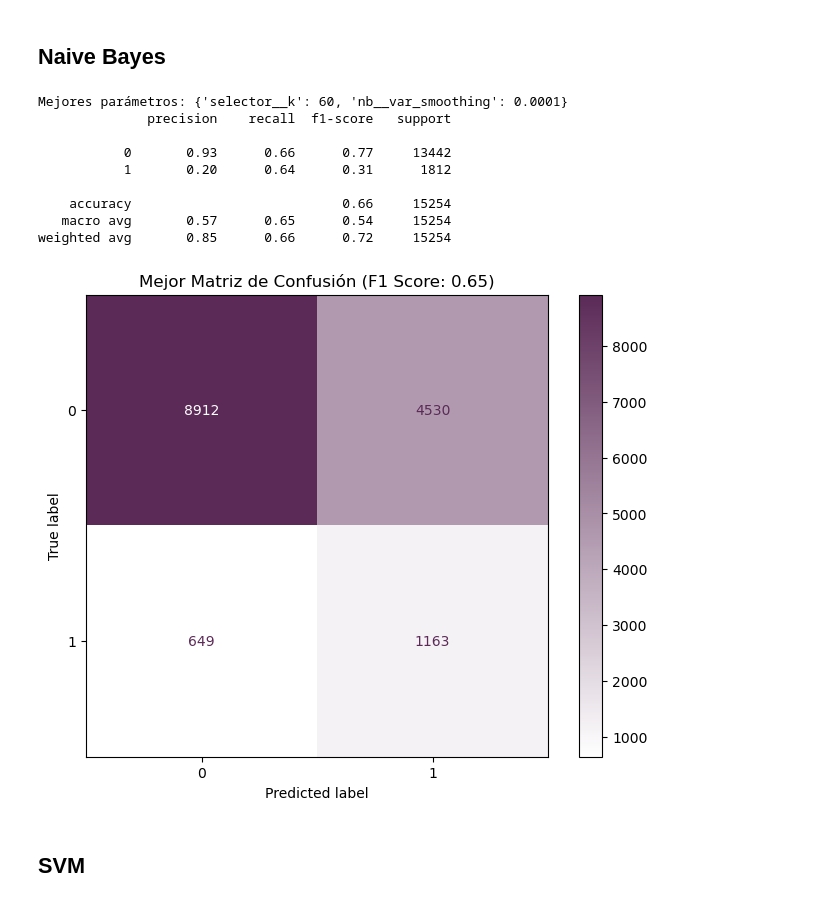
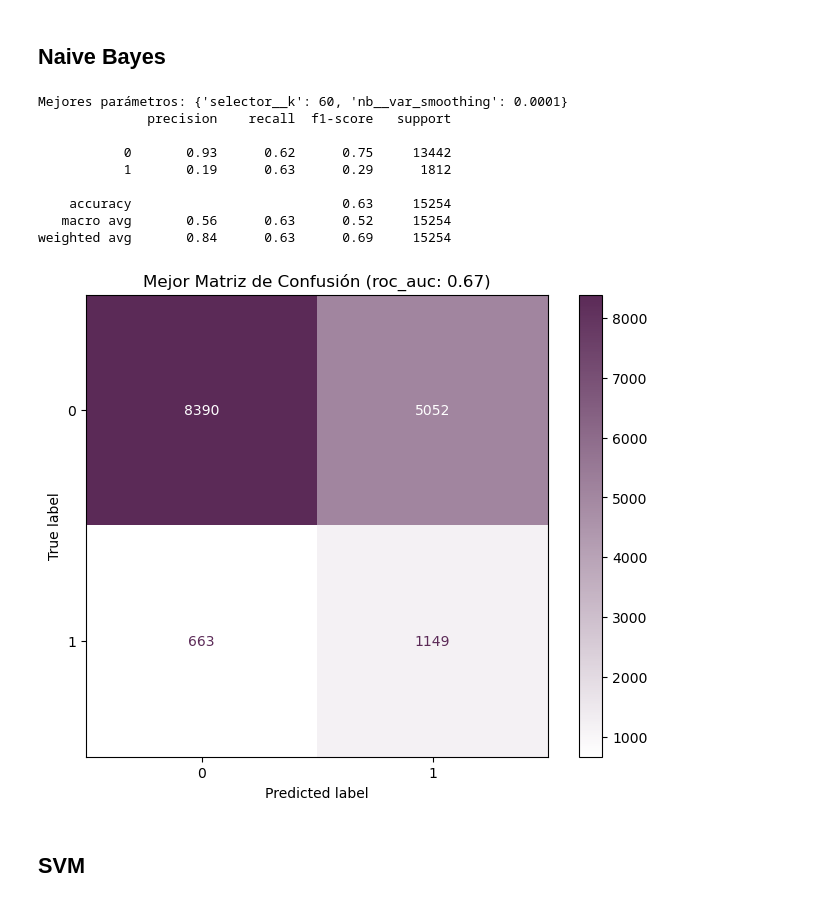
Before and after one commit to danielsoponaru/25-26_R07_NARANJA, a Jupyter notebook: 02-EDA.ipynb, the cells around one changed output. Drawn from its saved outputs; the diff is of its cells as text; code cells hidden in the pictures.

Commit message:
Nuevos modelos

```diff
--- a/02-EDA.ipynb
+++ b/02-EDA.ipynb
@@ -33,0 +61,10 @@ df.head()
+# %%
+x = df.drop(columns=['Impago','Prima'])
+y = df['Impago']
+
+x_train, x_test, y_train, y_test = train_test_split(
+    x, y,
+    test_size=0.30,
+    random_state=8,
+    shuffle=True,
+    stratify=y)
@@ -49,7 +118,7 @@ modelo = RandomizedSearchCV(
     param_distributions=parametros,
     n_iter=20,
     cv=5,
-    scoring='balanced_accuracy',
+    scoring='roc_auc',
     n_jobs=-1,
     random_state=6)
 
@@ -63,13 +132,9 @@ fig, ax = plt.subplots(figsize=(8, 6))
 disp = ConfusionMatrixDisplay(confusion_matrix=cm,
                               display_labels=modelo.best_estimator_.classes_)
 
-lagun_cmap = LinearSegmentedColormap.from_list(
-    "lagun_white_purple",
-    ["#FFFFFF", "#5B2A57"])
-
 disp.plot(cmap=lagun_cmap, ax=ax, values_format='d')
 
-plt.title(f'Mejor Matriz de Confusión (F1 Score: {modelo.best_score_:.2f})')
+plt.title(f'Mejor Matriz de Confusión (roc_auc: {modelo.best_score_:.2f})')
 
 print(f"Mejores parámetros: {modelo.best_params_}")
 print(classification_report(y_test, y_pred))
@@ -94,7 +170,7 @@ modelo = RandomizedSearchCV(
     param_distributions=parametros,
     n_iter=15,
     cv=5,
-    scoring='balanced_accuracy',
+    scoring='roc_auc',
     n_jobs=-1,
     random_state=6)
 
@@ -108,13 +184,9 @@ fig, ax = plt.subplots(figsize=(8, 6))
 disp = ConfusionMatrixDisplay(confusion_matrix=cm,
                               display_labels=modelo.best_estimator_.classes_)
 
-lagun_cmap = LinearSegmentedColormap.from_list(
-    "lagun_white_purple",
-    ["#FFFFFF", "#5B2A57"])
-
 disp.plot(cmap=lagun_cmap, ax=ax, values_format='d')
 
-plt.title(f'Mejor Matriz de Confusión (F1 Score: {modelo.best_score_:.2f})')
+plt.title(f'Mejor Matriz de Confusión (roc_auc: {modelo.best_score_:.2f})')
 
 print(f"Mejores parámetros: {modelo.best_params_}")
 print(classification_report(y_test, y_pred))
@@ -146,45 +218,41 @@ parametros = {
 
 modelo = RandomizedSearchCV(
     estimator=pipeline,
     param_distributions=parametros,
     n_iter=20,
     cv=5,
-    scoring='balanced_accuracy',
+    scoring='roc_auc',
     n_jobs=-1,
     random_state=6)
 
 modelo.fit(x_train, y_train)
 y_pred = modelo.best_estimator_.predict(x_test)
 
 # RESULTADOS
 cm = confusion_matrix(y_test, y_pred)
 
 fig, ax = plt.subplots(figsize=(8, 6))
 disp = ConfusionMatrixDisplay(confusion_matrix=cm,
                               display_labels=modelo.best_estimator_.classes_)
 
-lagun_cmap = LinearSegmentedColormap.from_list(
-    "lagun_white_purple",
-    ["#FFFFFF", "#5B2A57"])
-
 disp.plot(cmap=lagun_cmap, ax=ax, values_format='d')
 
-plt.title(f'Mejor Matriz de Confusión (F1 Score: {modelo.best_score_:.2f})')
+plt.title(f'Mejor Matriz de Confusión (roc_auc: {modelo.best_score_:.2f})')
 
 print(f"Mejores parámetros: {modelo.best_params_}")
 print(classification_report(y_test, y_pred))
 plt.show()
 # %% [output]
 Mejores parámetros: {'selector__k': 60, 'nb__var_smoothing': 0.0001}
               precision    recall  f1-score   support
 
-           0       0.93      0.66      0.77     13442
-           1       0.20      0.64      0.31      1812
+           0       0.93      0.62      0.75     13442
+           1       0.19      0.63      0.29      1812
 
-    accuracy                           0.66     15254
-   macro avg       0.57      0.65      0.54     15254
-weighted avg       0.85      0.66      0.72     15254
+    accuracy                           0.63     15254
+   macro avg       0.56      0.63      0.52     15254
+weighted avg       0.84      0.63      0.69     15254
-[figure, old version]
+[figure, new version]
 # %% [markdown]
 ## SVM
 # %%
```
Also changed, not shown: parts of 10 cells of this notebook.
